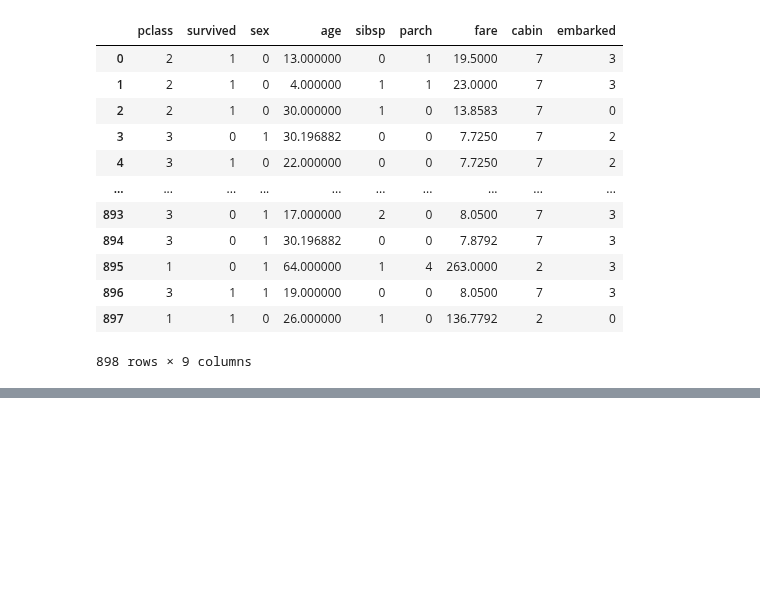
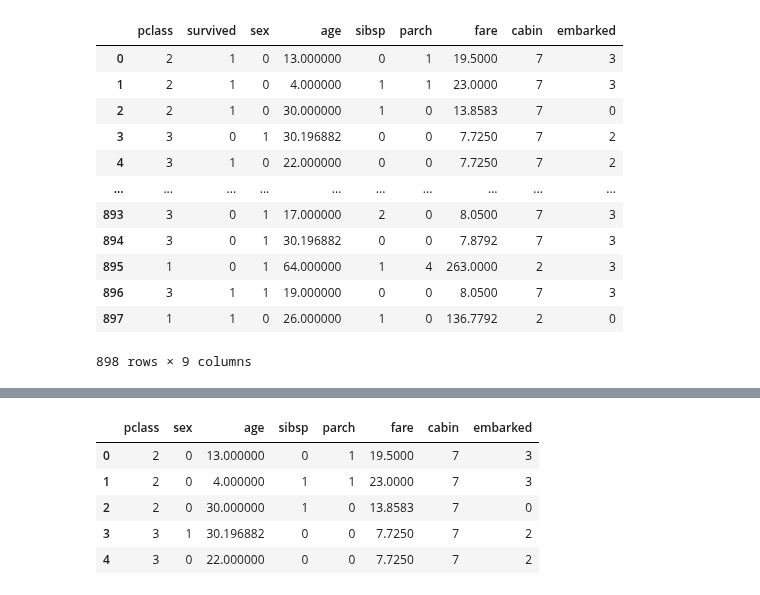
Before and after one commit to jinhuioh/Hi_ai, a Jupyter notebook: data10/K-Fold.ipynb, the cells around one changed output, grey strips where cells are left out. Saved outputs shown, nothing was run; the diff lists cells and outputs as text; code cells hidden in the pictures; blank space fills up the shorter version.

```diff
--- a/data10/K-Fold.ipynb
+++ b/data10/K-Fold.ipynb
@@ -280,0 +294,13 @@ titanic_df3
+# %%
+data = ['pclass', 'sex', 'age', 'sibsp', 'parch', 'fare', 'cabin','embarked']
+#train_test data split
+X_train, X_test, y_train, y_test = train_test_split(
+    #문제
+    titanic_df3[data],
+    #정답
+    titanic_df3['survived'],
+    #test-size비율
+    test_size= 0.2,
+    #시드값설정
+    random_state=10
+)
@@ -280,0 +374,9 @@ titanic_df3
+# %%
+titanic_df3[data].head()
+# %% [output]
+|  | pclass | sex | age | sibsp | parch | fare | cabin | embarked |
+| 0 | 2 | 0 | 13.000000 | 0 | 1 | 19.5000 | 7 | 3 |
+| 1 | 2 | 0 | 4.000000 | 1 | 1 | 23.0000 | 7 | 3 |
+| 2 | 2 | 0 | 30.000000 | 1 | 0 | 13.8583 | 7 | 0 |
+| 3 | 3 | 1 | 30.196882 | 0 | 0 | 7.7250 | 7 | 2 |
+| 4 | 3 | 0 | 22.000000 | 0 | 0 | 7.7250 | 7 | 2 |
```
Also changed, not shown: parts of 35 cells of this notebook, 4 other files.
